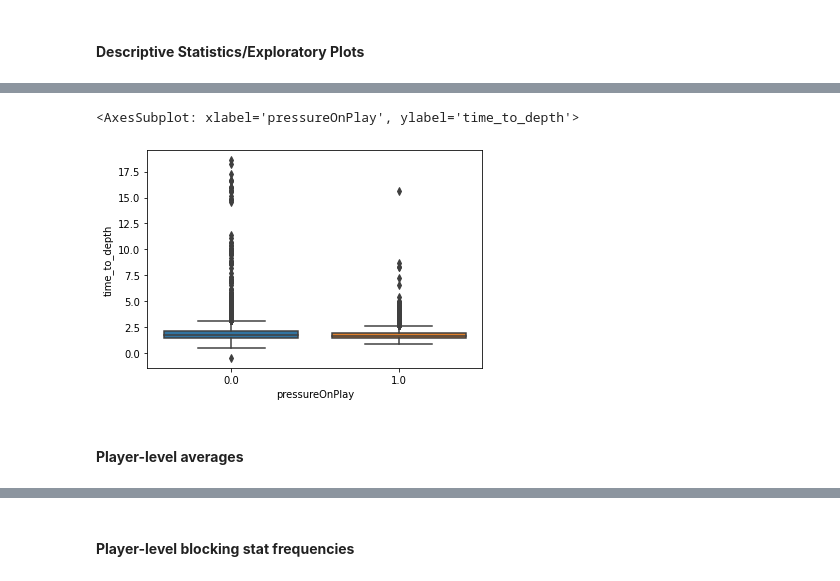
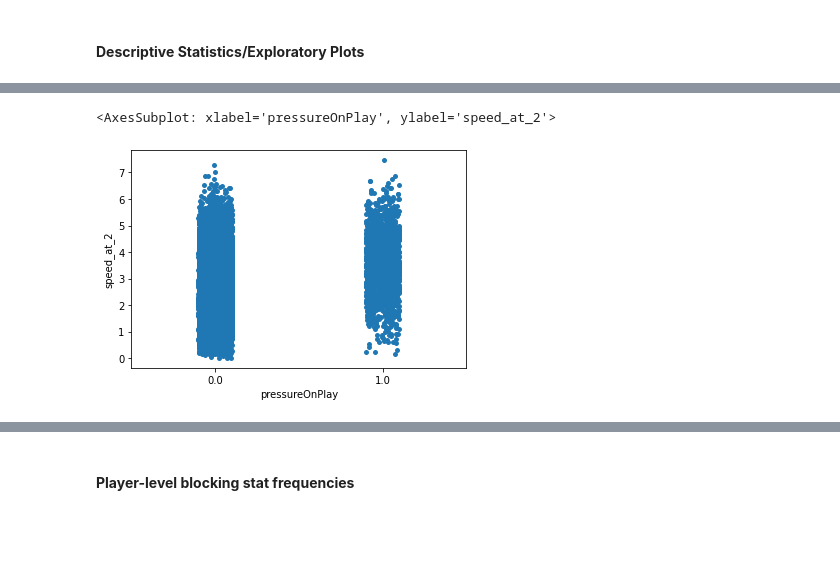
Before and after one commit to SolB77/2023-NFL-Big-Data-Bowl, a Jupyter notebook: Code/eda.ipynb, the cells around one changed output, grey strips where cells are left out. Cells and saved outputs as stored; diff of their text form; code cells hidden in the pictures; blank space fills up the shorter version.

```diff
--- a/Code/eda.ipynb
+++ b/Code/eda.ipynb
@@ -221,27 +377,0 @@ rusher_dist_at_rel_df.head()
-# %%
-# 1. Set the depth and the condition for when a player is at depth depending on the play direction
-depth = 3
-right_play_dir_cond = f"(playDirection == 'right') and (x <= absoluteYardlineNumber - {depth})"
-left_play_dir_cond = f"(playDirection == 'left') and (x >= absoluteYardlineNumber + {depth})"
-
-# 2. Get all the frames/times at depth for each pass rusher
-time_at_depth_df = (play_level_df[['gameId','playId','absoluteYardlineNumber']]
-                .merge(frame_level_df, on = ['gameId','playId'], how = 'left')
-                .merge(player_level_df[['gameId','playId','nflId', 'officialPosition']], on= ['gameId','playId','nflId'], how='left')
-                .query(f"officialPosition in ['DE','DT','NT'] and ({right_play_dir_cond} or {left_play_dir_cond})"))
-
-# 3. Get the minimum frame/time at depth for each pass rusher
-coi = ['gameId','playId','nflId', 'displayName', 'time']
-min_time_at_depth_df = time_at_depth_df[coi].groupby(['gameId', 'playId', 'nflId', 'displayName']).min().reset_index().rename(columns={'time':'depth_time'})
-
-# 4. Get the time of snap for each play (to calculate the time after snap at depth)
-coi = ['gameId','playId','time']
-time_of_snap_df = play_event_times_df.query("event == 'ballsnap'")[coi].rename(columns={'time':'snap_time'})
-
-# 5. Get the time after snap to depth for each pass rusher (if they got to depth)
-time_to_depth_df = min_time_at_depth_df.merge(time_of_snap_df, on=['gameId','playId'], how='left')
-time_to_depth_df["time_to_depth"] = time_to_depth_df['depth_time'] - time_to_depth_df['snap_time']
-time_to_depth_df["time_to_depth"] = time_to_depth_df["time_to_depth"].dt.total_seconds()
-time_to_depth_df = time_to_depth_df[['gameId', 'playId', 'nflId', 'time_to_depth']]
-
-time_to_depth_df.head()
@@ -282,7 +380,7 @@ dl_num_blockers_df.head()
 # %%
 # Get whether the pass rusher got a pressure on the play
 dl = ['NT','DT','DE']
-conds = f"pff_role == 'Pass Rush' and officialPosition in {dl}"
+conds = f"officialPosition in {dl}"
 
 coi = ['gameId', 'playId', 'nflId', 'pff_sack', 'pff_hit', 'pff_hurry']
 dl_pressure_df = player_level_df.query(conds)[coi]
@@ -619,14 +487,18 @@ plt.show()
 # %% [markdown]
 ### **Individual**
 # %%
-# Get the player-level DL relevant data for players who played more than 30 snaps (to account for noise)
+# Get the player-level DL relevant data for players who pass rushed more than 35 snaps
+# and for plays their role was "Pass Rush" (to account for noise)
 # Note: potentially consider OLB in DL
 high_snap_pass_rushers = player_level_df.query("officialPosition in ['NT','DT','DE'] and pff_role == 'Pass Rush'").nflId.value_counts().loc[lambda c: c > 35].index.tolist()
 coi = ['gameId', 'playId', 'nflId', 'displayName', 'officialPosition',
        'pff_role', 'pff_positionLinedUp', 'pff_hit', 'pff_hurry', 'pff_sack']
 dl_df = (player_level_df[coi].query(f"nflId in {high_snap_pass_rushers} and pff_role == 'Pass Rush'")
+        .merge(play_level_df[['gameId','playId','passResult']], how='left', on=['gameId','playId'])
         .merge(snap_to_action_df, how='left', on=['gameId','playId'])
         .merge(rusher_dist_at_rel_df, how='left', on=['gameId','playId','nflId'])
+        .merge(pass_rushers_at_key_df, how='left', on=['gameId','playId','nflId'])
+        .merge(pass_rushers_at_key2_df, how='left', on=['gameId','playId','nflId'])
         .merge(time_to_depth_df, how='left', on=['gameId','playId','nflId'])
         .merge(dl_num_blockers_df, how='left', on=['gameId','playId','nflId'])
         .merge(dl_pressure_df, how='left', on=['gameId','playId', 'nflId']))
@@ -638,6 +510,12 @@ dl_df.loc[dl_df.multBlockers.isna(), 'multBlockers'] = 'U'
 # A missing snap_to_action_time/distance at rel occurs when a certain play is missing either a snap or action event
 dl_df = dl_df.dropna(subset=['snap_to_action_time','distance_at_rel'], how='any')
 
+# Only look at plays that were either C, I, S, or IN (no scrambles, laterals, etc)
+dl_df = dl_df.query("passResult in ['C','I','S','IN','R']")
+
+#  Only look at plays that have a snap to action time within the 95th percentile
+dl_df = dl_df[dl_df.snap_to_action_time < dl_df.snap_to_action_time.quantile(.95)]
+
 dl_df.head()
 # %% [output]
 |  | gameId | playId | nflId | displayName | officialPosition | pff_role | pff_positionLinedUp | pff_hit | ... |
@@ -668,8 +591,6 @@ pd.crosstab(index=dl_df['multBlockers'], columns=dl_df['pressureOnPlay'], normal
 # %%
-# Time to depth vs pff pressure
-sns.boxplot(dl_df, x="pressureOnPlay", y="time_to_depth")
+# Distance at 2 vs pressureOnPlay
+sns.stripplot(dl_df, x="pressureOnPlay", y="speed_at_2")
 # %% [output]
-<AxesSubplot: xlabel='pressureOnPlay', ylabel='time_to_depth'>
+<AxesSubplot: xlabel='pressureOnPlay', ylabel='speed_at_2'>
-[figure, old version]
+[figure, new version]
-# %% [markdown]
-#### **Player-level averages**
```
Also changed, not shown: parts of 37 cells of this notebook, 1 other file.
